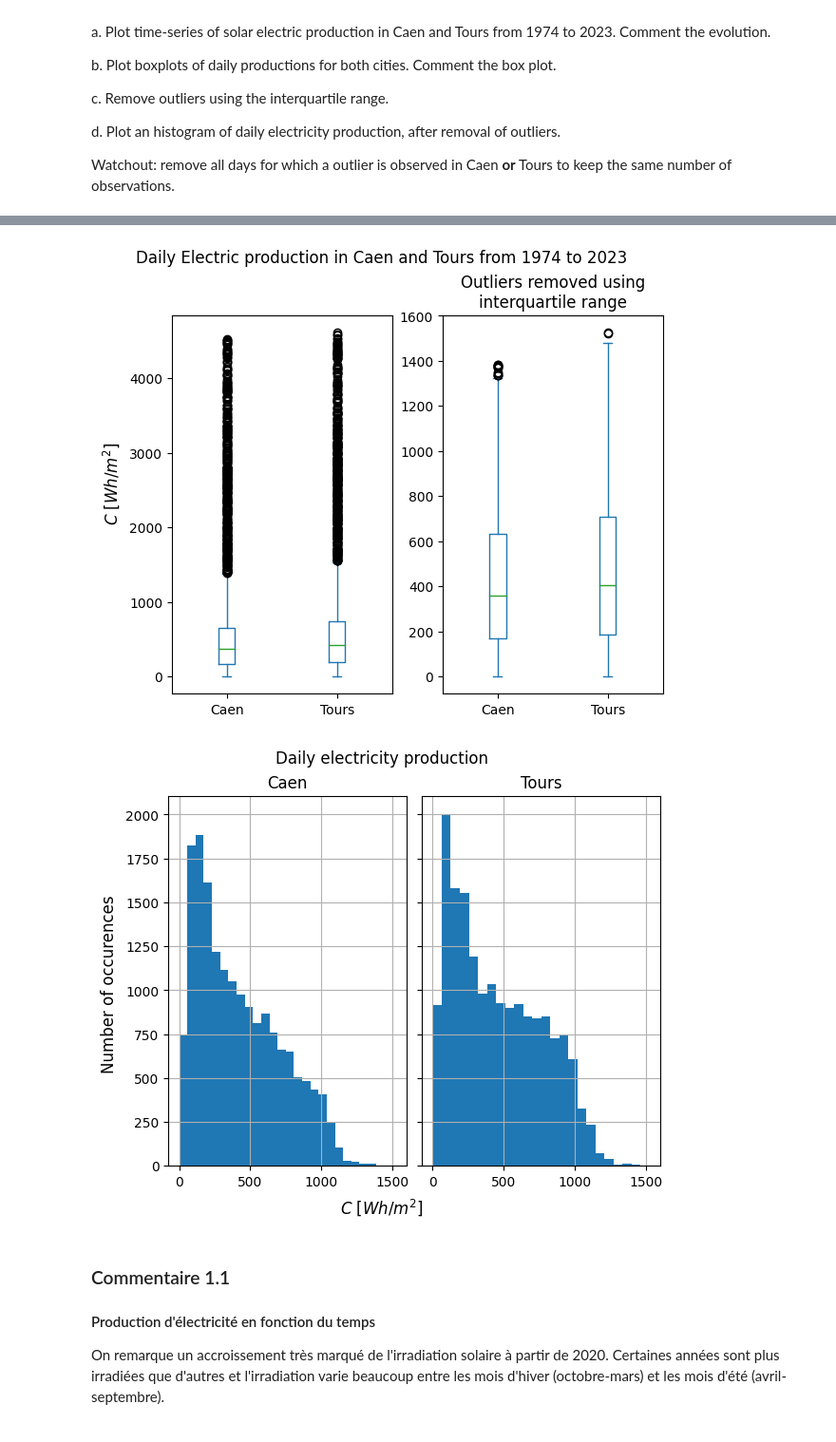
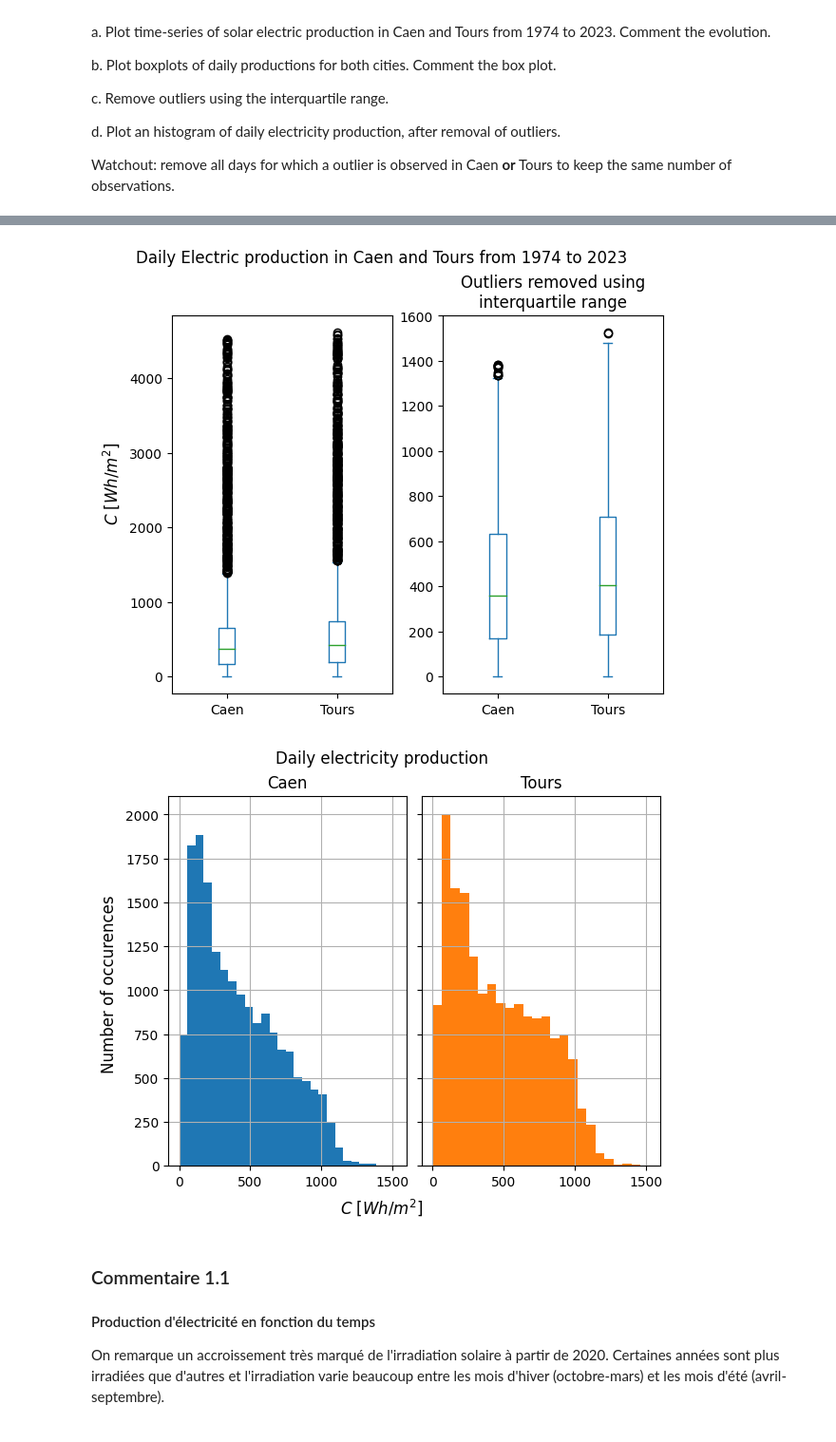
Before and after one commit to squifbe/Hackathon, a Jupyter notebook: Hackathon1_Final.ipynb, the cells around one changed output, grey strips where cells are left out. Shown at 95% size. Cells and saved outputs as stored; diff of their text form; code cells hidden in the pictures.

```diff
--- a/Hackathon1_Final.ipynb
+++ b/Hackathon1_Final.ipynb
@@ -87,7 +87,7 @@ fig.suptitle("Electric production in Caen and Tours from 1974 to 2023")
 fig.supylabel("$C$ $[Wh/m^2]$")
 plt.xticks(rotation=70)
 df.plot(x="DATE", y="Caen", ax=axs[0])
-df.plot(x="DATE", y="Tours", ax=axs[1])
+df.plot(x="DATE", y="Tours", ax=axs[1], color='tab:orange')
 axs[1].set_xlabel("")
 plt.minorticks_off()
 
@@ -111,7 +111,7 @@ df[["Caen", "Tours"]].plot(kind="box", ax=axs[1])
 bins = int((df["Caen"].max() - df["Caen"].min())/(2*caen_iqr*len(df["Caen"])**(-1/3))) # The Freedman-Diaconis rule
 fig, axs = plt.subplots(1, 2, layout='constrained', sharey=True,sharex=True , figsize=(6, 5))
 df["Caen"].hist(bins=bins, ax=axs[0])
-df["Tours"].hist(bins=bins, ax=axs[1])
+df["Tours"].hist(bins=bins, ax=axs[1], color="tab:orange")
 fig.suptitle("Daily electricity production")
 axs[0].set_title("Caen")
 axs[1].set_title("Tours")
@@ -122,5 +122,5 @@ fig.supylabel("Number of occurences");
 [figure]
-[figure, old version]
+[figure, new version]
 # %% [markdown]
 ### Commentaire 1.1
 #### Production d'électricité en fonction du temps
```
Also changed, not shown: parts of 1 cell of this notebook.
